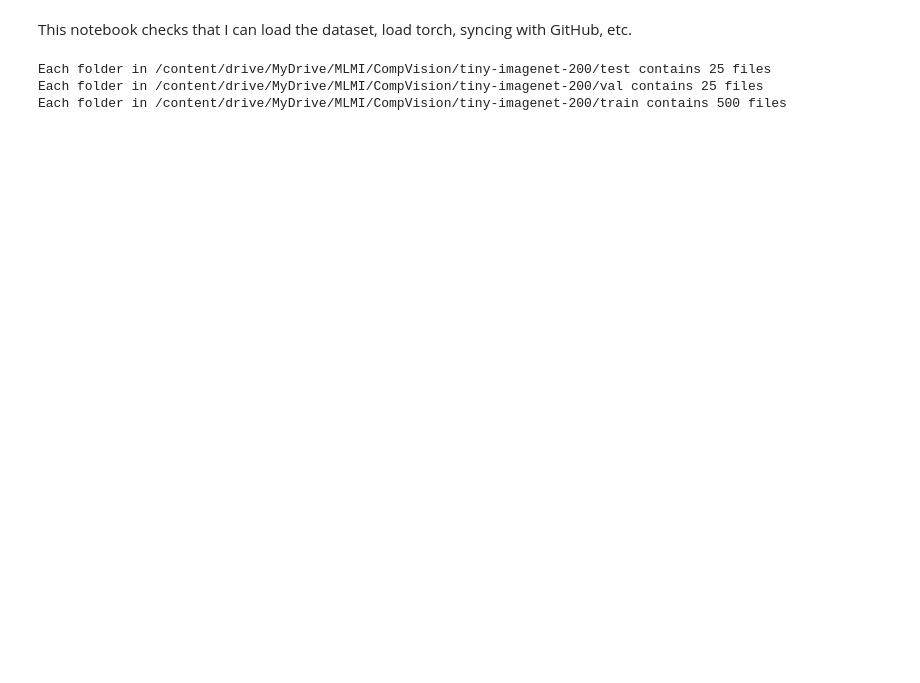
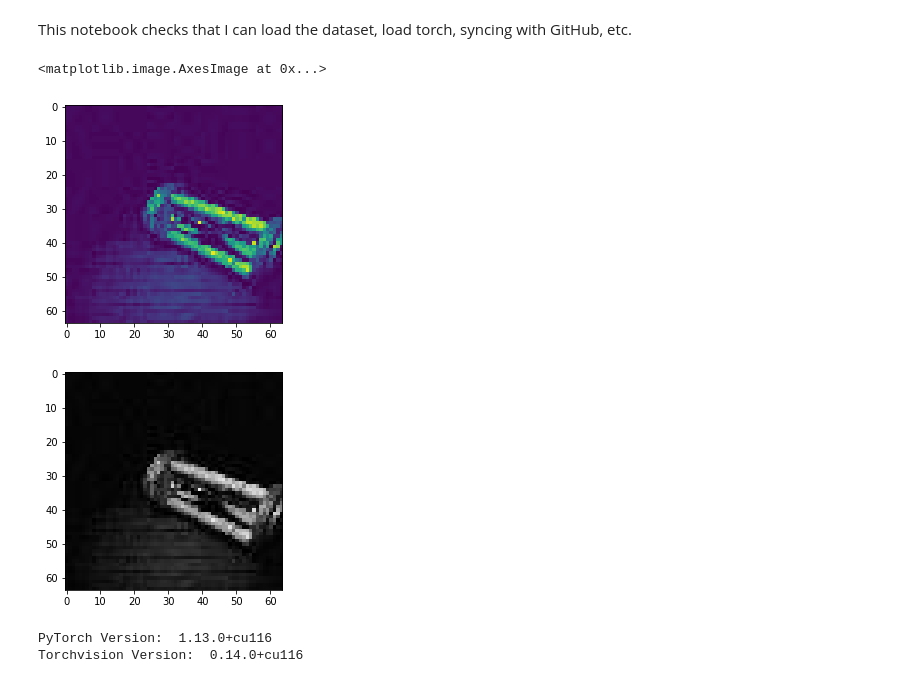
Before and after one commit to John-D-Boom/CompVision, a Jupyter notebook: testing_setup.ipynb, the cells around one changed output. Cells and saved outputs as stored; diff of their text form; code cells hidden in the pictures; blank space fills up the shorter version.

```diff
--- a/testing_setup.ipynb
+++ b/testing_setup.ipynb
@@ -44,11 +47,7 @@ def checkFolderSetup(root_dir, expected_num):
 # %%
-test_dir = '/content/drive/MyDrive/MLMI/CompVision/tiny-imagenet-200/test'
-val_dir =  '/content/drive/MyDrive/MLMI/CompVision/tiny-imagenet-200/val'
-train_dir =  '/content/drive/MyDrive/MLMI/CompVision/tiny-imagenet-200/train'
-checkFolderSetup(test_dir, 25)
-checkFolderSetup(val_dir, 25)
-checkFolderSetup(train_dir, 500)
+# test_dir = '/content/drive/MyDrive/MLMI/CompVision/tiny-imagenet-200/test'
+# val_dir =  '/content/drive/MyDrive/MLMI/CompVision/tiny-imagenet-200/val'
+# train_dir =  '/content/drive/MyDrive/MLMI/CompVision/tiny-imagenet-200/train'
+# checkFolderSetup(train_dir, 500)
+# checkFolderSetup(test_dir, 25)
+# checkFolderSetup(val_dir, 25)
-# %% [output]
-Each folder in /content/drive/MyDrive/MLMI/CompVision/tiny-imagenet-200/test contains 25 files
-Each folder in /content/drive/MyDrive/MLMI/CompVision/tiny-imagenet-200/val contains 25 files
-Each folder in /content/drive/MyDrive/MLMI/CompVision/tiny-imagenet-200/train contains 500 files
@@ -54,0 +56,33 @@ Each folder in /content/drive/MyDrive/MLMI/CompVision/tiny-imagenet-200/train co
+# %%
+from skimage import io
+path = '/content/drive/MyDrive/MLMI/CompVision/tiny-imagenet-200/train/n03544143/n03544143_369.JPEG'
+img = io.imread(path)
+plt.figure(0)
+plt.imshow(img)
+plt.figure(1)
+plt.imshow(gray2rgb(img))
+# %% [output]
+<matplotlib.image.AxesImage at 0x...>
+[figure, added]
+[figure, added]
+# %%
+from __future__ import print_function
+from __future__ import division
+import torch
+import torch.nn as nn
+import torch.optim as optim
+import numpy as np
+import torchvision
+from torchvision import datasets, models, transforms
+from torch.utils.data import Dataset, DataLoader
+import matplotlib.pyplot as plt
+import time
+import os
+import copy
+import pandas as pd
+from skimage import io, transform
+print("PyTorch Version: ",torch.__version__)
+print("Torchvision Version: ",torchvision.__version__)
+# %% [output]
+PyTorch Version:  1.13.0+cu116
+Torchvision Version:  0.14.0+cu116
```
Also changed, not shown: parts of 16 cells of this notebook.
